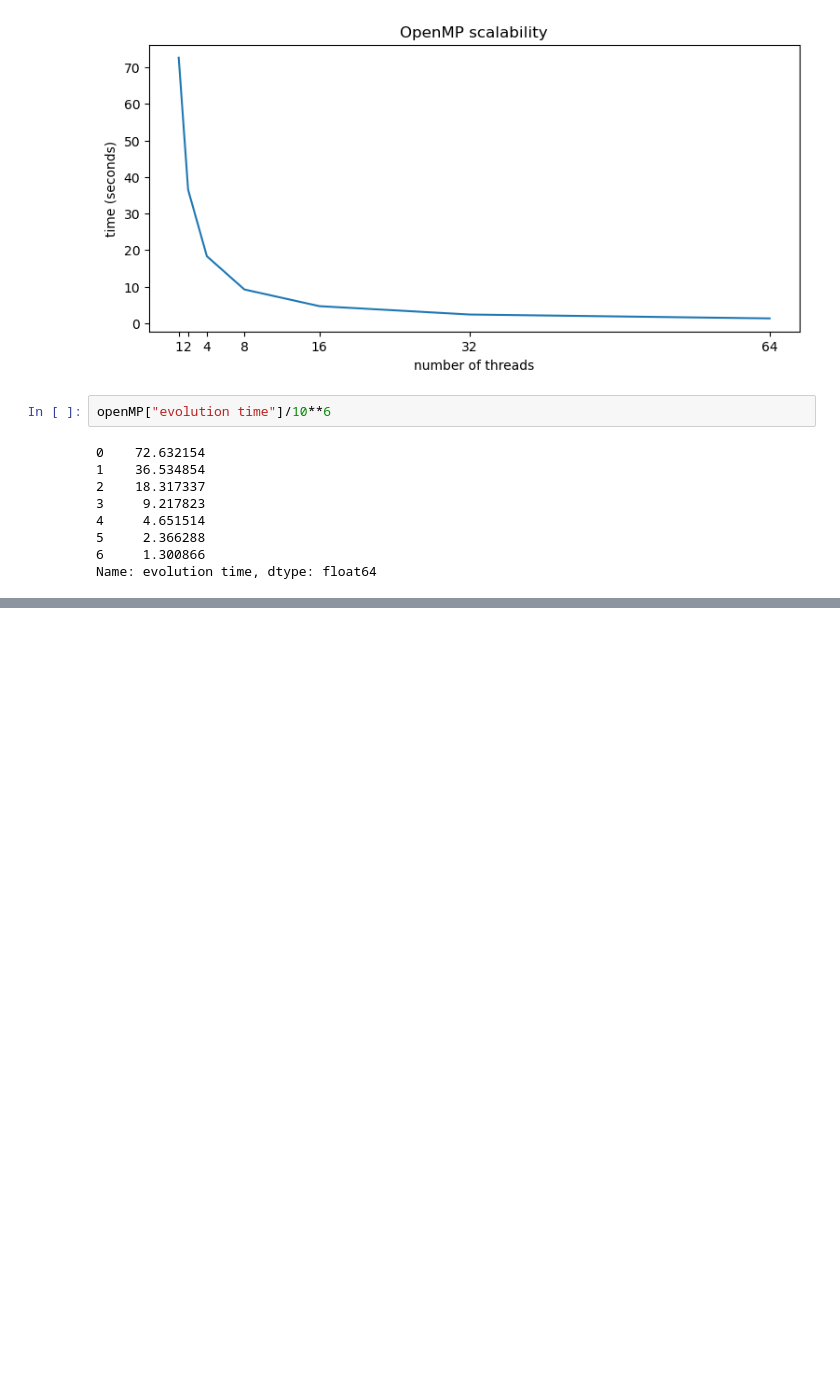
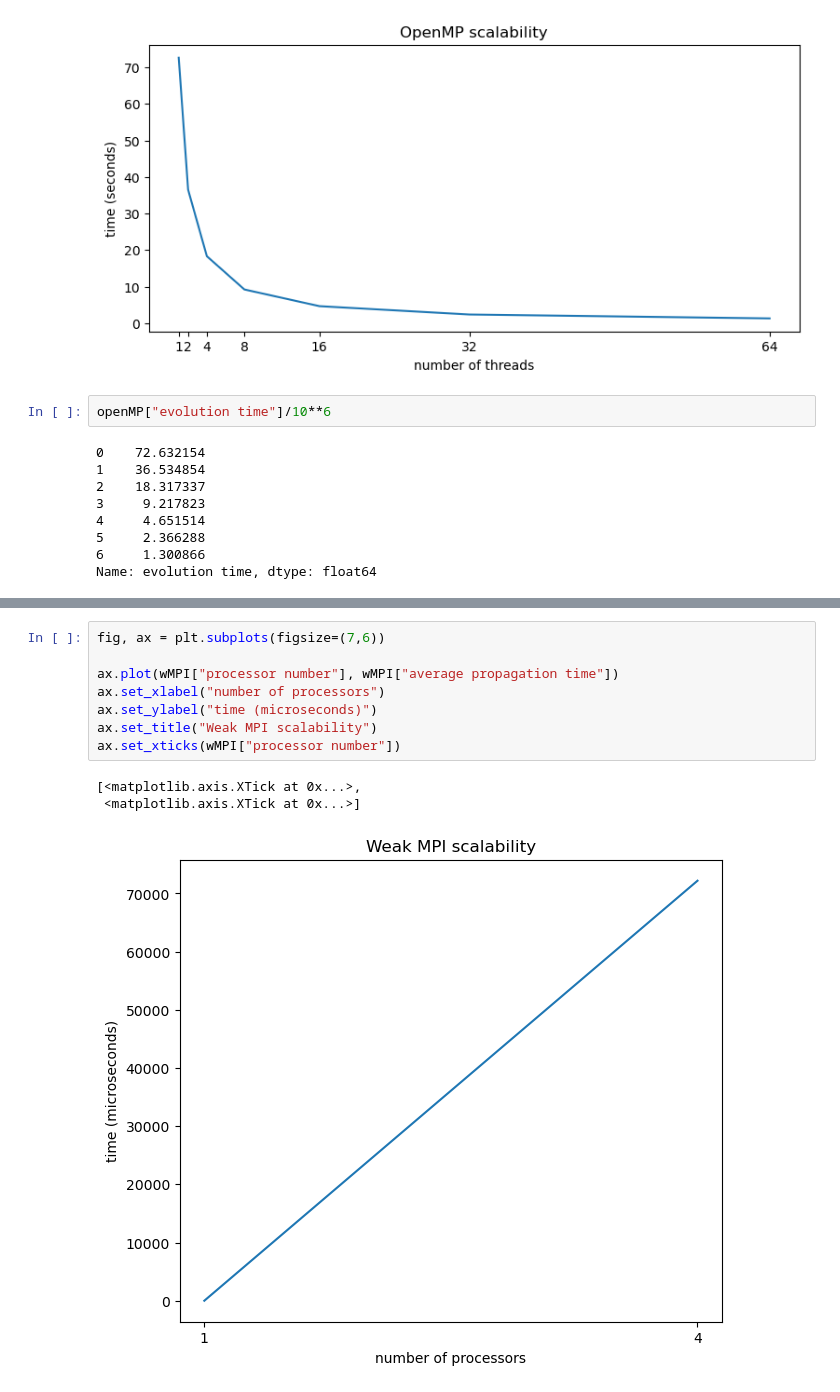
Before and after one commit to Poffix-github/FHPC_exam_project, a Jupyter notebook: exercise_1/plots/plots.ipynb, the cells around one changed output, grey strips where cells are left out. Saved outputs shown, nothing was run; the diff lists cells and outputs as text; blank space fills up the shorter version.

```diff
--- a/exercise_1/plots/plots.ipynb
+++ b/exercise_1/plots/plots.ipynb
@@ -44,0 +75,12 @@ Name: evolution time, dtype: float64
+# %%
+fig, ax = plt.subplots(figsize=(7,6))
+
+ax.plot(wMPI["processor number"], wMPI["average propagation time"])
+ax.set_xlabel("number of processors")
+ax.set_ylabel("time (microseconds)")
+ax.set_title("Weak MPI scalability")
+ax.set_xticks(wMPI["processor number"])
+# %% [output]
+[<matplotlib.axis.XTick at 0x...>,
+ <matplotlib.axis.XTick at 0x...>]
+[figure, added]
```
Also changed, not shown: parts of 3 cells of this notebook, 5 other files.
